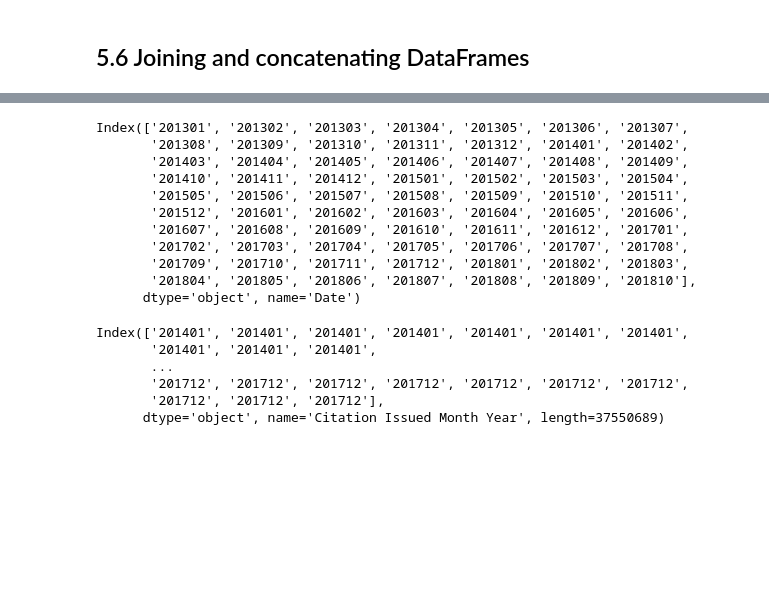
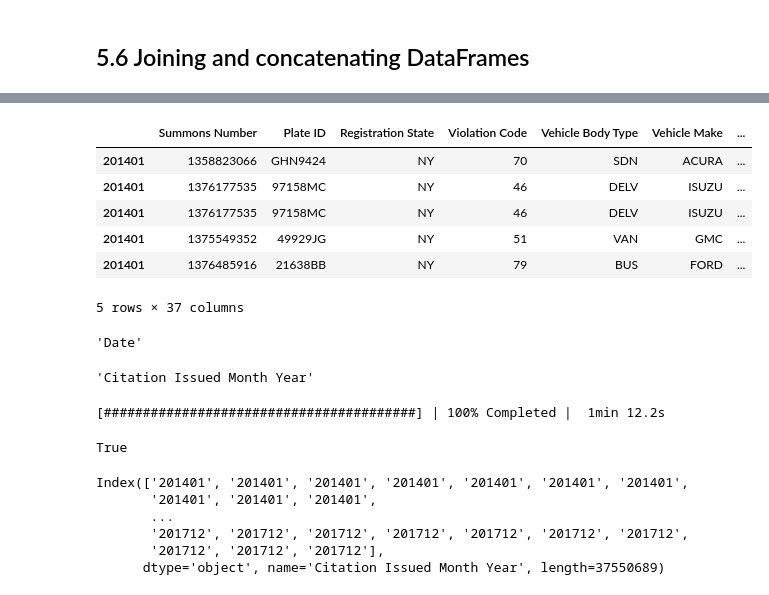
Before and after one commit to sunchengyi/Dask, a Jupyter notebook: nyc-parking-tickets_dask.ipynb, the cells around one changed output, grey strips where cells are left out. Cells and saved outputs as stored; diff of their text form; code cells hidden in the pictures; blank space fills up the shorter version.

```diff
--- a/nyc-parking-tickets_dask.ipynb
+++ b/nyc-parking-tickets_dask.ipynb
@@ -615,23 +642,37 @@ with ProgressBar():
+# %%
+nyc_data_with_temps = nyc_data_new_index.head().join(nyc_temps_indexed, how='inner')
+display(nyc_data_with_temps)
+# %% [output]
+|  | Summons Number | Plate ID | Registration State | Violation Code | Vehicle Body Type | Vehicle Make | ... |
+| 201401 | 1358823066 | GHN9424 | NY | 70 | SDN | ACURA | ... |
+| 201401 | 1376177535 | 97158MC | NY | 46 | DELV | ISUZU | ... |
+| 201401 | 1376177535 | 97158MC | NY | 46 | DELV | ISUZU | ... |
+| 201401 | 1375549352 | 49929JG | NY | 51 | VAN | GMC | ... |
+| 201401 | 1376485916 | 21638BB | NY | 79 | BUS | FORD | ... |
+5 rows × 37 columns
 # %%
-nyc_temps_indexed.index
+nyc_temps_indexed.index.name
 # %% [output]
-Index(['201301', '201302', '201303', '201304', '201305', '201306', '201307',
-       '201308', '201309', '201310', '201311', '201312', '201401', '201402',
-       '201403', '201404', '201405', '201406', '201407', '201408', '201409',
-       '201410', '201411', '201412', '201501', '201502', '201503', '201504',
-       '201505', '201506', '201507', '201508', '201509', '201510', '201511',
-       '201512', '201601', '201602', '201603', '201604', '201605', '201606',
-       '201607', '201608', '201609', '201610', '201611', '201612', '201701',
-       '201702', '201703', '201704', '201705', '201706', '201707', '201708',
-       '201709', '201710', '201711', '201712', '201801', '201802', '201803',
-       '201804', '201805', '201806', '201807', '201808', '201809', '201810'],
-      dtype='object', name='Date')
+'Date'
 # %%
-nyc_data_new_index.index.compute()
+nyc_data_new_index.index.name
 # %% [output]
-Index(['201401', '201401', '201401', '201401', '201401', '201401', '201401',
-       '201401', '201401', '201401',
-       ...
-       '201712', '201712', '201712', '201712', '201712', '201712', '201712',
-       '201712', '201712', '201712'],
-      dtype='object', name='Citation Issued Month Year', length=37550689)
+'Citation Issued Month Year'
+# %%
+with ProgressBar():
+    index1 = nyc_data_new_index.index.compute()
+# %% [output]
+[########################################] | 100% Completed |  1min 12.2s
+# %%
+index1[0]==nyc_temps_indexed.index[12]
+# %% [output]
+True
+# %%
+index1
+# %% [output]
+Index(['201401', '201401', '201401', '201401', '201401', '201401', '201401',
+       '201401', '201401', '201401',
+       ...
+       '201712', '201712', '201712', '201712', '201712', '201712', '201712',
+       '201712', '201712', '201712'],
+      dtype='object', name='Citation Issued Month Year', length=37550689)
```
Also changed, not shown: parts of 3 cells of this notebook.
